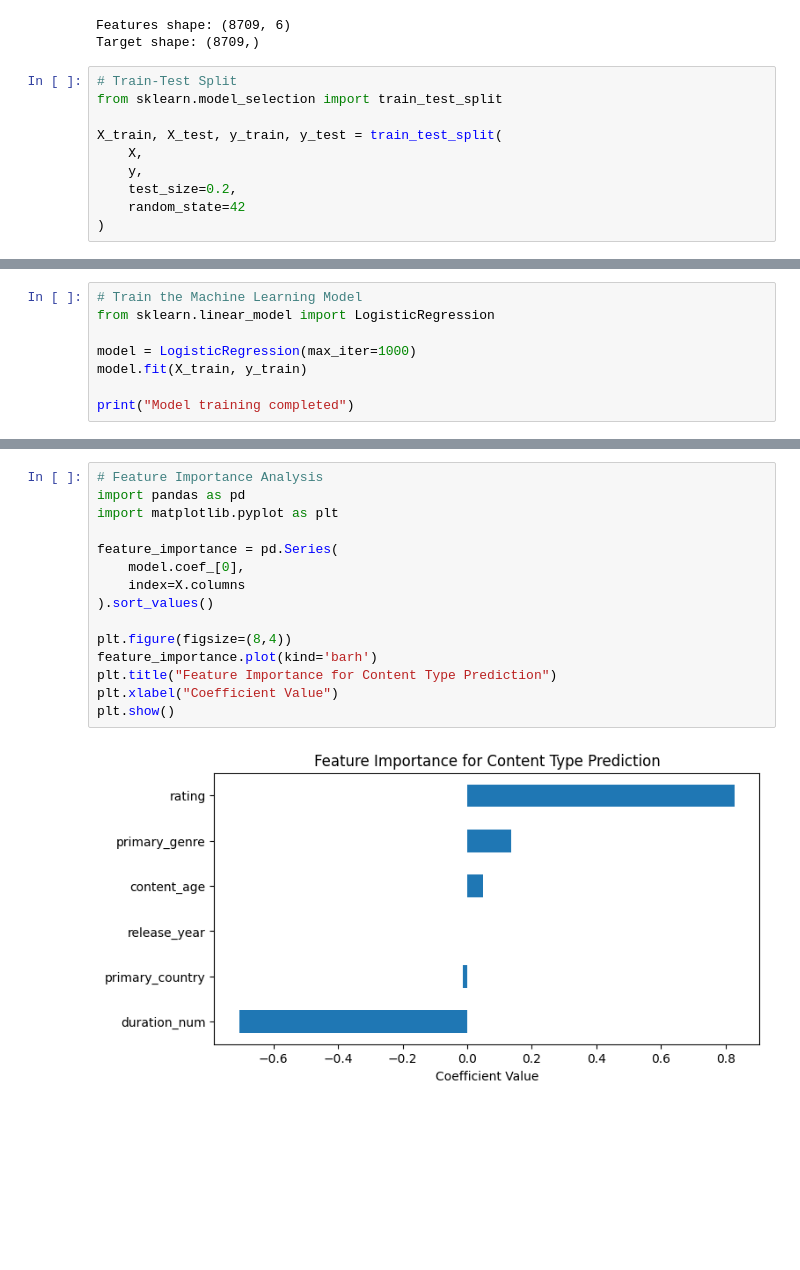
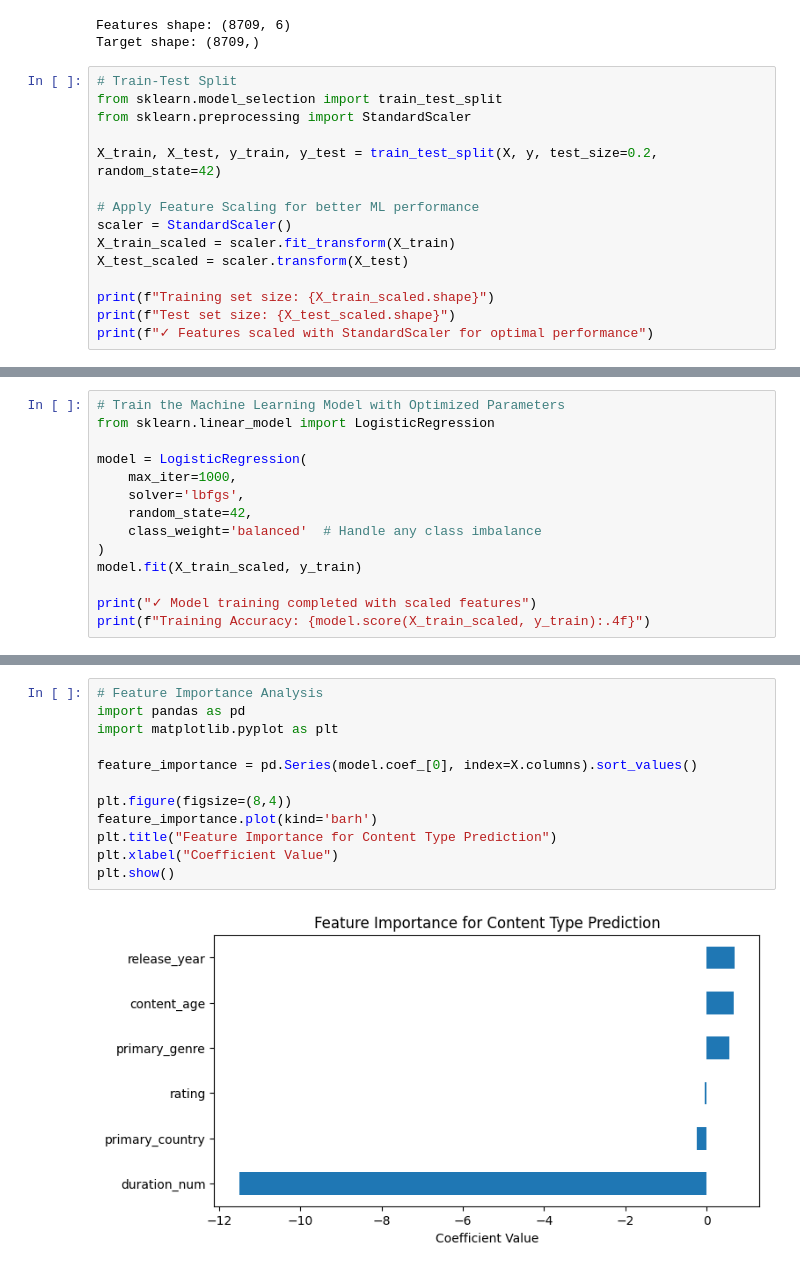
Before and after one commit to vaibhavmangla07/netflix-content-classifier, a Jupyter notebook: main.ipynb, the cells around one changed output, grey strips where cells are left out. Saved outputs shown, nothing was run; the diff lists cells and outputs as text; blank space fills up the shorter version.

```diff
--- a/main.ipynb
+++ b/main.ipynb
@@ -956,10 +992,15 @@ Target shape: (8709,)
 # %%
 # Train-Test Split
 from sklearn.model_selection import train_test_split
+from sklearn.preprocessing import StandardScaler
 
-X_train, X_test, y_train, y_test = train_test_split(
-    X,
-    y,
-    test_size=0.2,
-    random_state=42
-)
+X_train, X_test, y_train, y_test = train_test_split(X, y, test_size=0.2, random_state=42)
+
+# Apply Feature Scaling for better ML performance
+scaler = StandardScaler()
+X_train_scaled = scaler.fit_transform(X_train)
+X_test_scaled = scaler.transform(X_test)
+
+print(f"Training set size: {X_train_scaled.shape}")
+print(f"Test set size: {X_test_scaled.shape}")
+print(f"✓ Features scaled with StandardScaler for optimal performance")
@@ -966,9 +1011,15 @@ X_train, X_test, y_train, y_test = train_test_split(
 # %%
-# Train the Machine Learning Model
+# Train the Machine Learning Model with Optimized Parameters
 from sklearn.linear_model import LogisticRegression
 
-model = LogisticRegression(max_iter=1000)
-model.fit(X_train, y_train)
+model = LogisticRegression(
+    max_iter=1000,
+    solver='lbfgs',
+    random_state=42,
+    class_weight='balanced'  # Handle any class imbalance
+)
+model.fit(X_train_scaled, y_train)
 
-print("Model training completed")
+print("✓ Model training completed with scaled features")
+print(f"Training Accuracy: {model.score(X_train_scaled, y_train):.4f}")
 # %% [output]
@@ -998,20 +1059,17 @@ weighted avg       1.00      1.00      1.00      1742
 # %%
 # Feature Importance Analysis
 import pandas as pd
 import matplotlib.pyplot as plt
 
-feature_importance = pd.Series(
-    model.coef_[0],
-    index=X.columns
-).sort_values()
+feature_importance = pd.Series(model.coef_[0], index=X.columns).sort_values()
 
 plt.figure(figsize=(8,4))
 feature_importance.plot(kind='barh')
 plt.title("Feature Importance for Content Type Prediction")
 plt.xlabel("Coefficient Value")
 plt.show()
 # %% [output]
-[figure, old version]
+[figure, new version]
 # %%
 # Model Performance Analysis
 from sklearn.metrics import confusion_matrix, roc_curve, auc
```
Also changed, not shown: parts of 11 cells of this notebook, 5 other files.
